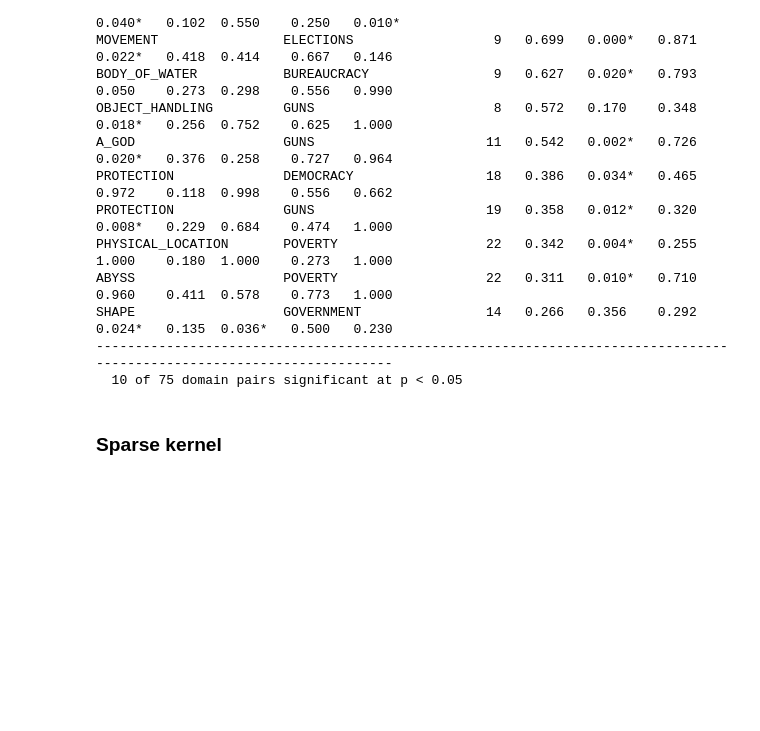
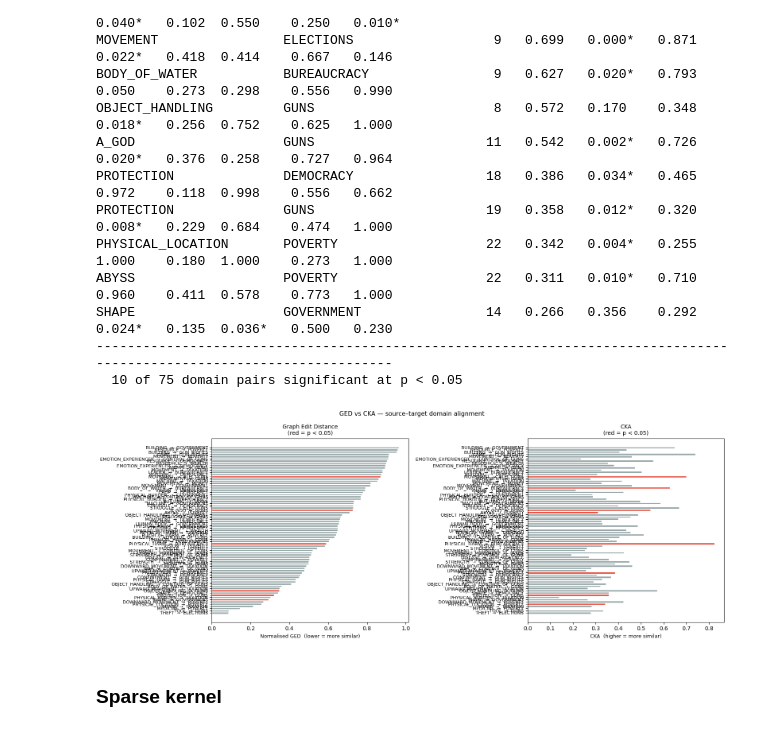
Before and after one commit to afjal4/intrarepresentational-alignment, a Jupyter notebook: main.ipynb, the cells around one changed output. Drawn from its saved outputs; the diff is of its cells as text; code cells hidden in the pictures; blank space fills up the shorter version.

```diff
--- a/main.ipynb
+++ b/main.ipynb
@@ -150,7 +154,9 @@ SHAPE                   GOVERNMENT                14   0.266   0.356    0.292
 -----------------------------------------------------------------------------------------------------------------------
   10 of 75 domain pairs significant at p < 0.05
 # %%
-plot_ged_vs_cka(domain_results, save_path=FIGURES_DIR / "ged_vs_cka.png")
+plot_ged_vs_cka(domain_results)
+# %% [output]
+[figure, added]
 # %% [markdown]
 ### Sparse kernel
 # %%
```
Also changed, not shown: parts of 6 cells of this notebook, 2 other files.
